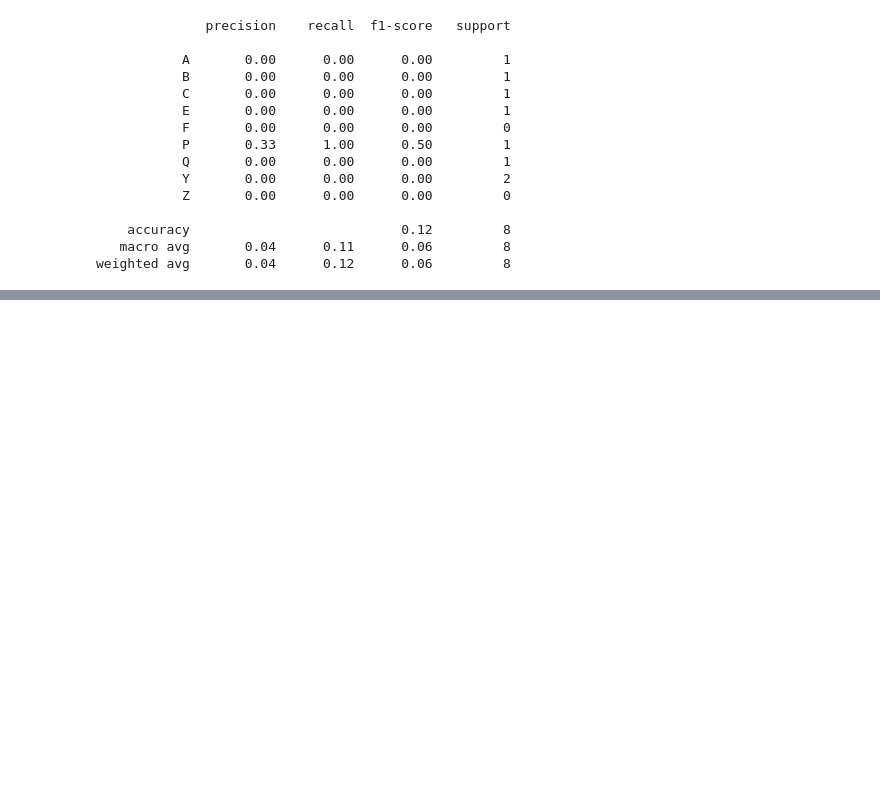
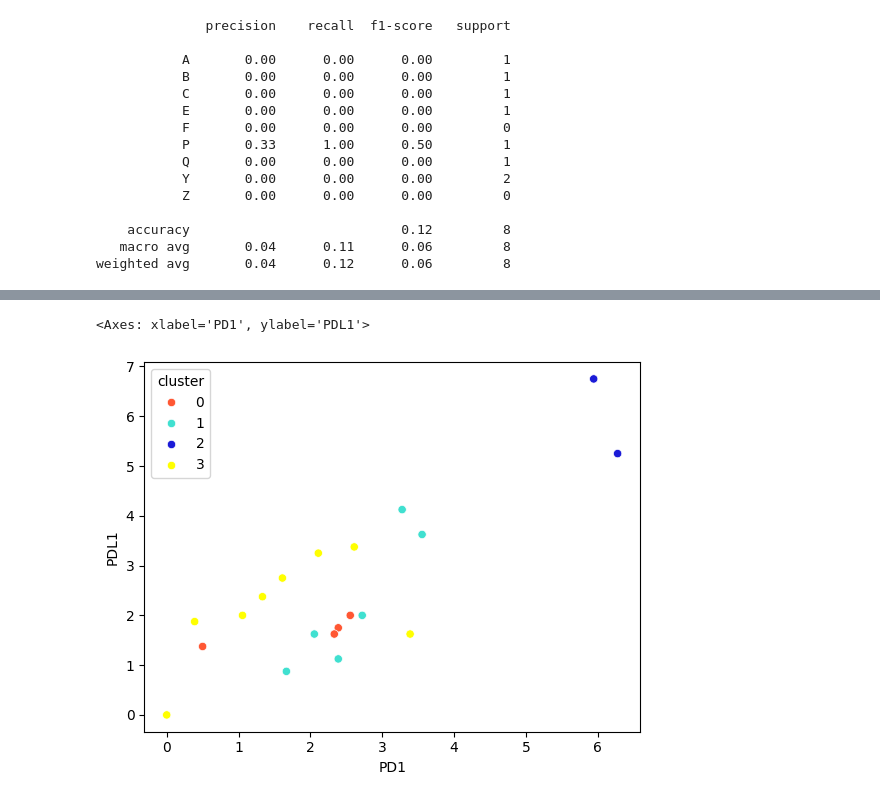
Before and after one commit to datascience-2025-group4/group04-team01, a Jupyter notebook: exploratory_data_analysis.ipynb, the cells around one changed output, grey strips where cells are left out. Saved outputs shown, nothing was run; the diff lists cells and outputs as text; code cells hidden in the pictures; blank space fills up the shorter version.

```diff
--- a/exploratory_data_analysis.ipynb
+++ b/exploratory_data_analysis.ipynb
@@ -506,0 +560,10 @@ weighted avg       0.04      0.12      0.06         8
+# %%
+from sklearn.cluster import KMeans
+
+kmeans = KMeans(n_clusters=4, random_state=0).fit(X.T)
+df['cluster'] = kmeans.labels_
+colors = ['#FF5733', '#40E0D0', "#1B1BD7", 'yellow']
+sns.scatterplot(data=df, x='PD1', y='PDL1', hue='cluster', palette= colors)
+# %% [output]
+<Axes: xlabel='PD1', ylabel='PDL1'>
+[figure, added]
```
Also changed, not shown: parts of 7 cells of this notebook.
